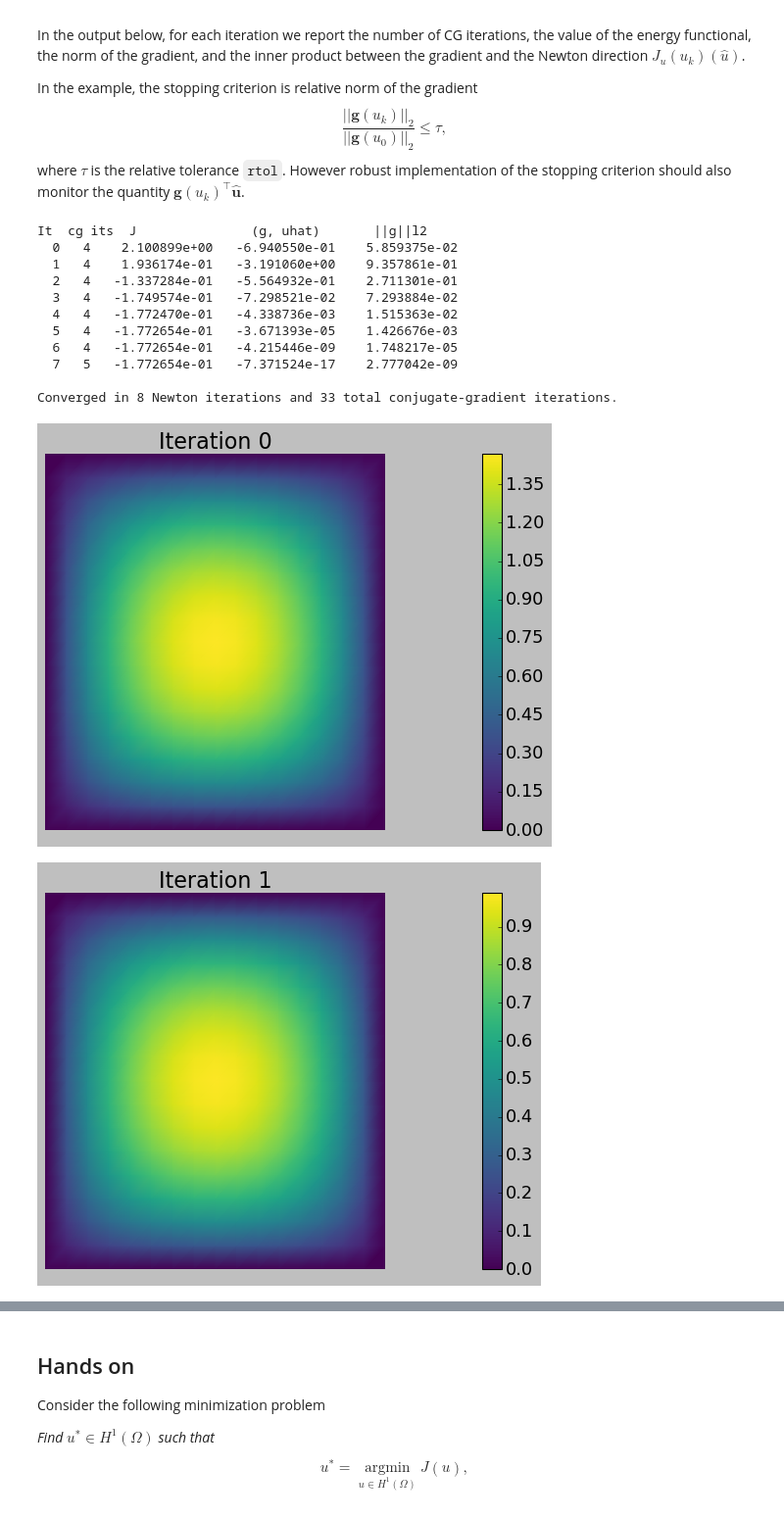
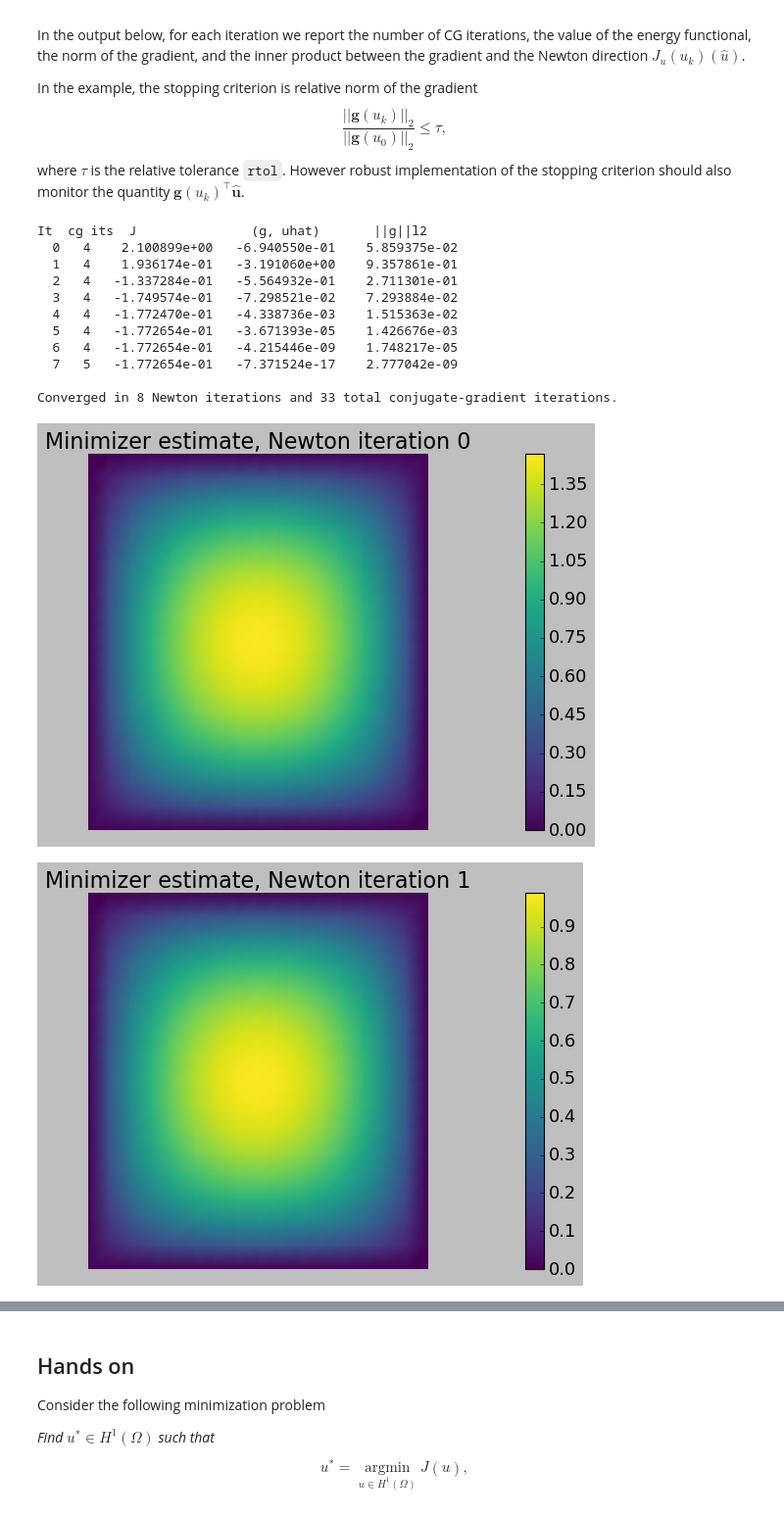
Before and after one commit to npetra/vippde-lab, a Jupyter notebook: 01_UnconstrainedMinimization/UnconstrainedMinimization.ipynb, the cells around one changed output, grey strips where cells are left out. Shown at 98% size. Cells and saved outputs as stored; diff of their text form; code cells hidden in the pictures.

Commit message:
updates to the file, describing the invocation of a nonlinear solver directly in FEniCS, more descriptive plots titles,... etc

```diff
--- a/01_UnconstrainedMinimization/UnconstrainedMinimization.ipynb
+++ b/01_UnconstrainedMinimization/UnconstrainedMinimization.ipynb
@@ -385,33 +386,33 @@ tol = g0.norm("l2")*rtol
 uhat = dl.Function(Vh).vector()
 cg_it = 0
 print ("{0:3} {1:3}  {2:15} {3:15} {4:15}".format(
       "It", "cg its", "J", "(g, uhat)", "||g||l2") )
 
 for i in range(max_iter):
     [Hn, gn] = dl.assemble_system(H, grad, bc)
     if gn.norm("l2") < tol:
         print ("\nConverged in", i, "Newton iterations and", cg_it, "total conjugate-gradient iterations.")
         break
     mycgits   = dl.solve(Hn, uhat, gn, "cg", "petsc_amg")
     cg_it = cg_it + mycgits
     uh.vector().axpy(-1., uhat)
     Ji = dl.assemble(J)
     print ("{0:3d} {1:3d} {2:15e} {3:15e} {4:15e}".format(
       i, mycgits, Ji, -gn.inner(uhat), gn.norm("l2")) )
     plt.figure()
-    nb.plot(uh, mytitle="Iteration {0:1d}".format(i))
+    nb.plot(uh, mytitle=r'Minimizer estimate, Newton iteration {0:1d}'.format(i))
 plt.show()
 # %% [output]
 It  cg its  J               (g, uhat)       ||g||l2
   0   4    2.100899e+00   -6.940550e-01    5.859375e-02
   1   4    1.936174e-01   -3.191060e+00    9.357861e-01
   2   4   -1.337284e-01   -5.564932e-01    2.711301e-01
   3   4   -1.749574e-01   -7.298521e-02    7.293884e-02
   4   4   -1.772470e-01   -4.338736e-03    1.515363e-02
   5   4   -1.772654e-01   -3.671393e-05    1.426676e-03
   6   4   -1.772654e-01   -4.215446e-09    1.748217e-05
   7   5   -1.772654e-01   -7.371524e-17    2.777042e-09
 
 Converged in 8 Newton iterations and 33 total conjugate-gradient iterations.
-[figure, old version]
+[figure, new version]
-[figure, old version]
+[figure, new version]
```
Also changed, not shown: parts of 7 cells of this notebook.
